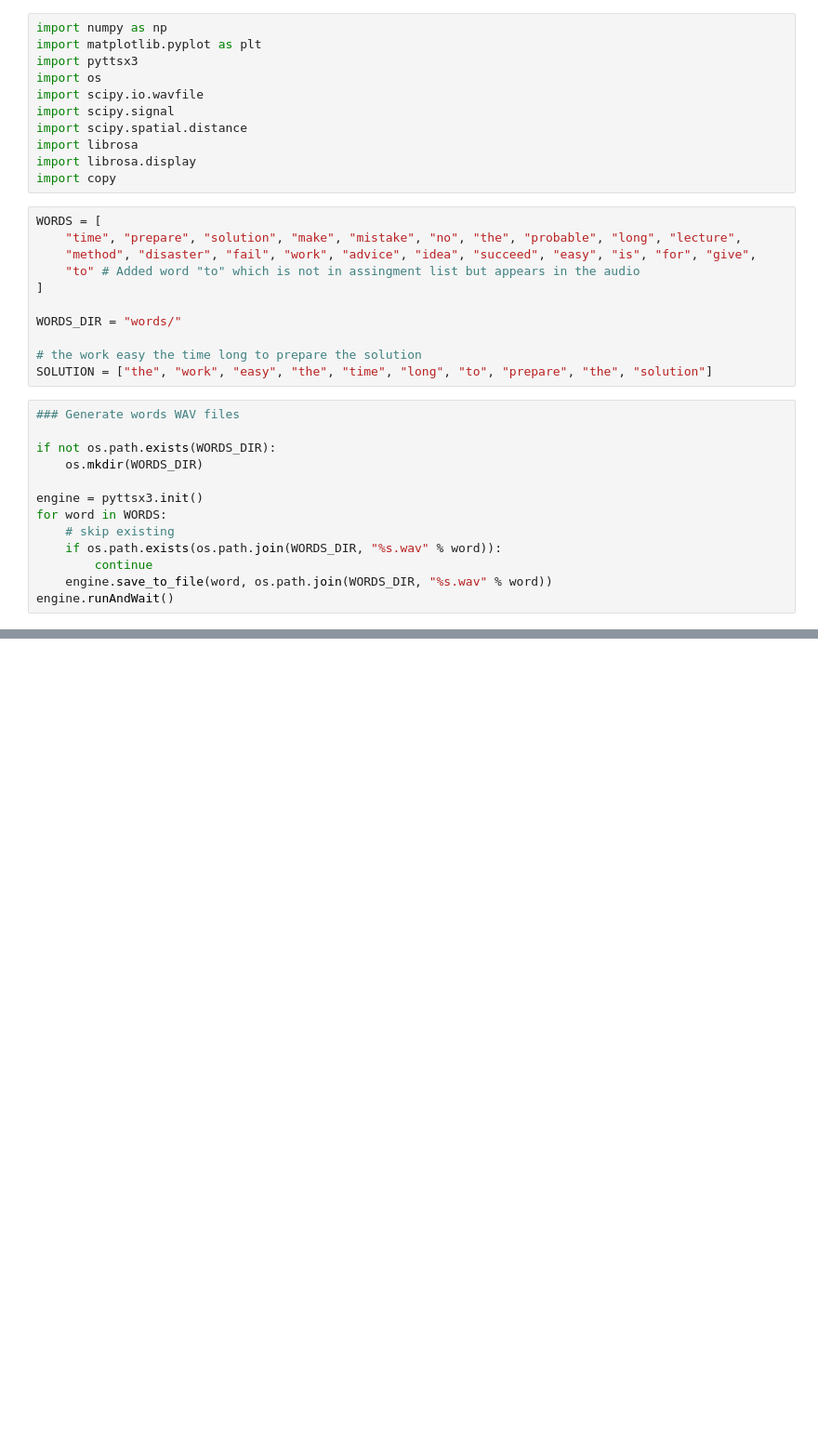
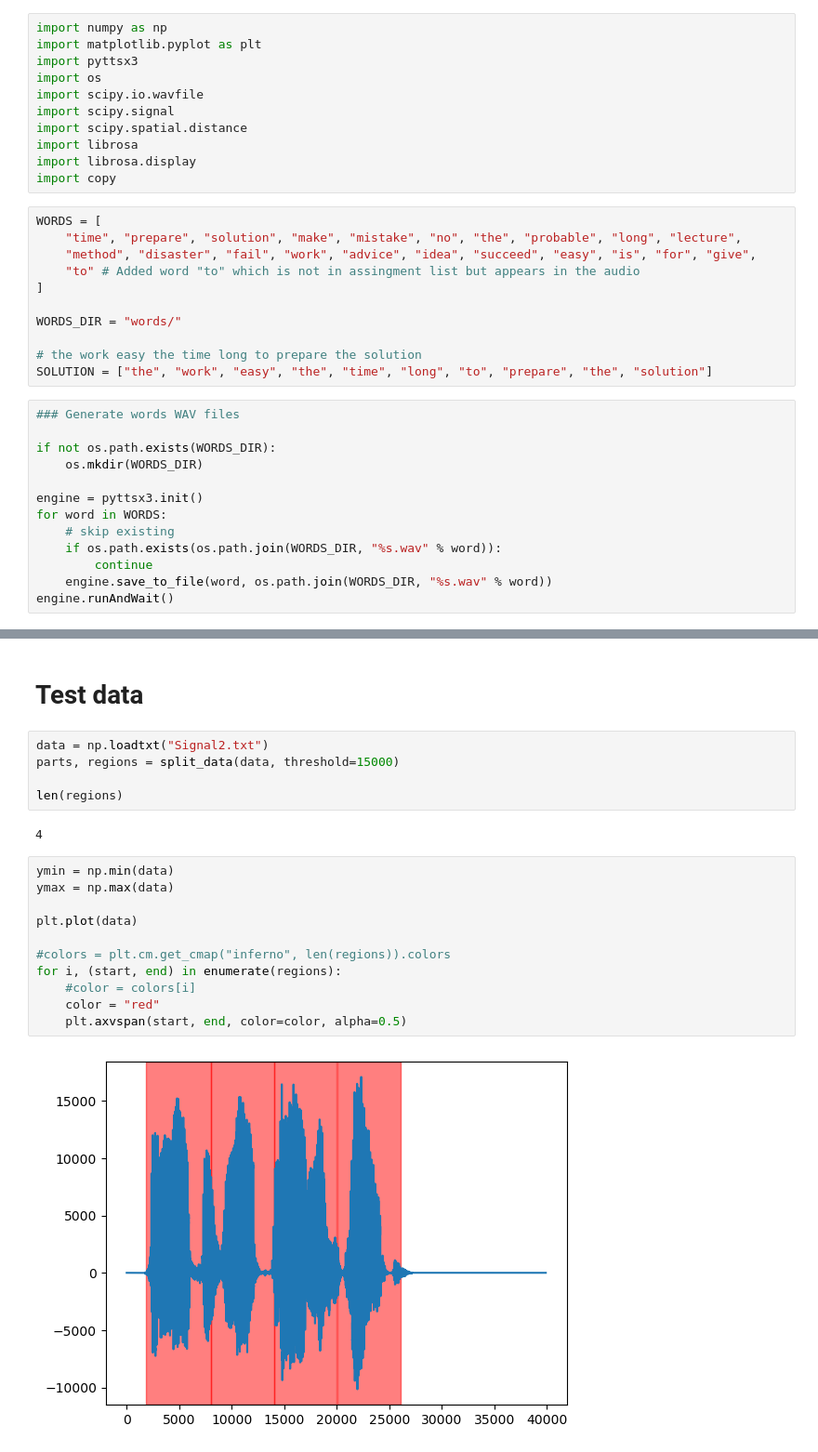
Before and after one commit to MQ37/voice-recognition, a Jupyter notebook: Semestral2.ipynb, the cells around one changed output, grey strips where cells are left out. Shown at 93% size. Drawn from its saved outputs; the diff is of its cells as text; blank space fills up the shorter version.

```diff
--- a/Semestral2.ipynb
+++ b/Semestral2.ipynb
@@ -171,0 +303,22 @@ Correct: 8/10 (80.0%)
+# %% [markdown]
+# Test data
+# %%
+data = np.loadtxt("Signal2.txt")
+parts, regions = split_data(data, threshold=15000)
+
+len(regions)
+# %% [output]
+4
+# %%
+ymin = np.min(data)
+ymax = np.max(data)
+
+plt.plot(data)
+
+#colors = plt.cm.get_cmap("inferno", len(regions)).colors
+for i, (start, end) in enumerate(regions):
+    #color = colors[i]
+    color = "red"
+    plt.axvspan(start, end, color=color, alpha=0.5)
+# %% [output]
+[figure, added]
```
Also changed, not shown: parts of 10 cells of this notebook, 4 other files.
